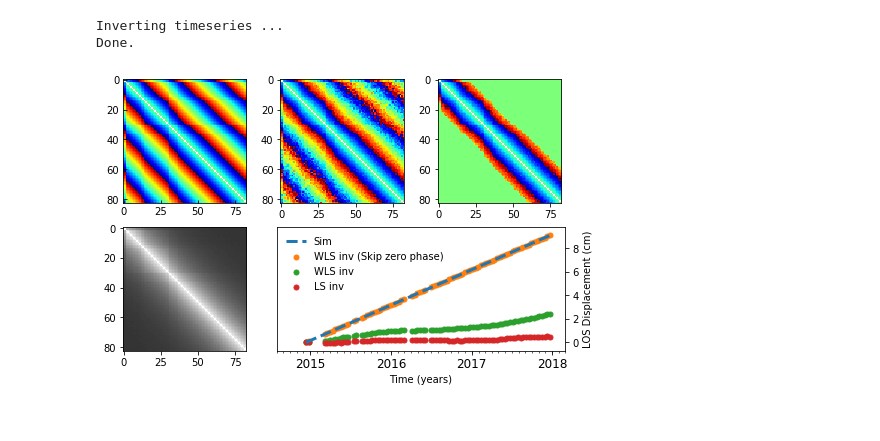
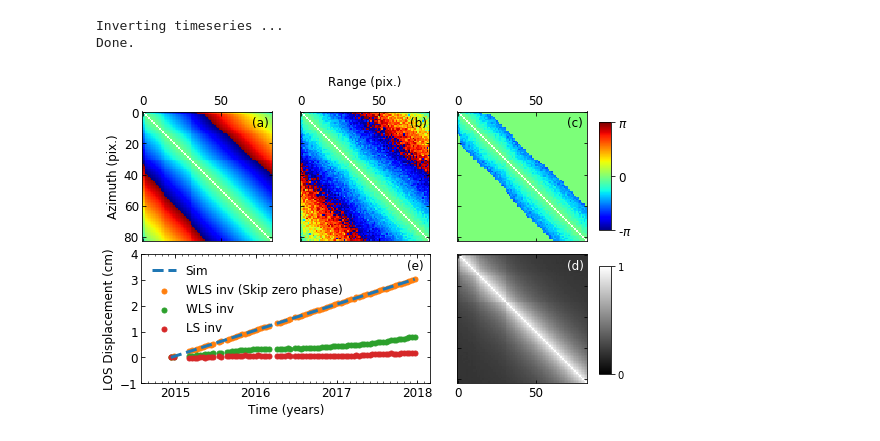
Before and after one commit to geodesymiami/Yunjun_et_al-2019-MintPy, a Jupyter notebook: networkInv_zeroPhase.ipynb, the cells around one changed output. Saved outputs shown, nothing was run; the diff lists cells and outputs as text; code cells hidden in the pictures.

```diff
--- a/networkInv_zeroPhase.ipynb
+++ b/networkInv_zeroPhase.ipynb
@@ -34,14 +51,11 @@ tbase_list = ts_obj.tbase.tolist()
 tbase_diff = np.diff(np.array(ptime.date_list2tbase(date_list)[0], np.float32) / 365.25).reshape(-1, 1)
 dates, datevector = ptime.date_list2vector(date_list)
 
-with open('bl_list.txt', 'w') as f:
-    print('writing >>> bl_list.txt')
-    for d, pbase in zip(ptime.yymmdd(date_list), pbase_list):
-        f.write('{}\t{}\n'.format(d, pbase))
+ts_obj.save2bl_list_file(out_file='bl_list.txt')
 
 ## 1. Linear velocity to timeseries
 TS_TXT_FILE = 'timeseries'
-ts_sim = sim.velocity2timeseries(date_list, vel=0.03, display=False)
+ts_sim = sim.velocity2timeseries(date_list, vel=0.01, display=False)
 np.save(TS_TXT_FILE, np.hstack((np.array(date_list).reshape(-1,1), ts_sim.reshape(-1,1))))
 print('save range change time series to file.')
 
@@ -146,58 +160,59 @@ Inverting timeseries ...
 Done.
 # %%
 # plot ifgram simulation process
-def plot_invert_timeseries(ax, data_list, label_list):
-    ax.plot(dates, list(data_list[0]*100.0),
-            '--', lw=3, label=label_list[0], color=pp.mplColors[0])
-    for data, label, i in zip(data_list[1:],
-                              label_list[1:],
-                              range(1, len(data_list))):
-        ax.scatter(dates, list(data*100.0),
-                   s=marker_size**2, label=label, color=pp.mplColors[i])
-    pp.auto_adjust_xaxis_date(ax, datevector, fontSize=12, every_year=1)
-    ax.set_xlabel('Time (years)')
-    ax.set_ylabel('LOS Displacement (cm)')
-    ax.yaxis.set_label_position("right")
-    ax.yaxis.tick_right()
-    #ax.set_title('Time series displacement - Inversed')
-    ax.legend(frameon=False)
+fig = plt.figure(figsize=[8, 5])
+gs = gridspec.GridSpec(nrows=2, ncols=3, figure=fig, hspace=0.1, wspace=0.2)
+ax11 = plt.subplot(gs[0, 0])
+ax12 = plt.subplot(gs[0, 1])
+ax13 = plt.subplot(gs[0, 2])
+ax21 = plt.subplot(gs[1, 2])
+ax22 = plt.subplot(gs[1, :2])
 
-fig = plt.figure(figsize=[8, 5])
-gs = gridspec.GridSpec(nrows=2, ncols=3, figure=fig)
-ax11 = plt.subplot(gs[0, 0])
-ax12 = plt.subplot(gs[0, 1], sharex=ax11, sharey=ax11)
-ax13 = plt.subplot(gs[0, 2], sharex=ax11, sharey=ax11)
-ax21 = plt.subplot(gs[1, 0], sharex=ax11, sharey=ax11)
-ax22 = plt.subplot(gs[1, 1:])
-
-#fig, (ax1, ax2, ax3, ax4) = plt.subplots(nrows=1, ncols=4, )
+# plot ifgram simulation
 wrap = True
 for ax, data in zip([ax11, ax12, ax13],
                     [ifgram_sim, ifgram_sim+decor_sim, ifgram_comb]):
     data_mat = pnet.coherence_matrix(date12_list, data)
     data_mat -= np.round(data_mat/(2*np.pi)) * (2*np.pi)
-    im = ax.imshow(data_mat, cmap='jet', vmin=-np.pi, vmax=np.pi)
+    im1 = ax.imshow(data_mat, cmap='jet', vmin=-np.pi, vmax=np.pi)
+ax11.set_ylabel('Azimuth (pix.)', fontsize=font_size)
+pp.set_shared_xlabel([ax11, ax12, ax13], label='Range (pix.)', labelpad=0.09, position='top', font_size=font_size)
 
+# plot coherence
+data_mat = pnet.coherence_matrix(date12_list, coh)
+im2 = ax21.imshow(data_mat, cmap='gray', vmin=0, vmax=1)
 
-data_mat = pnet.coherence_matrix(date12_list, coh)
-ax21.imshow(data_mat, cmap='gray', vmin=0, vmax=1)
+# plot displacement time-series
 ax22 = plot_invert_timeseries(ax22,
                               data_list=[ts_sim, ts_inv, ts_inv_noskip, ts_inv_sbas_noskip],
                               label_list=['Sim',
                                           'WLS inv (Skip zero phase)',
                                           'WLS inv',
-                                          'LS inv'])
+                                          'LS inv'],
+                              ylim=[-1, 4])
 
-ax11.tick_params(direction='in')
-#for ax in [ax11, ax12, ax13, ax21, ax22]:
-#    ax.tick_params(which='both', direction='in', labelsize=font_size, bottom=True, top=True, left=True, right=True)
-#fig.subplots_adjust(right=0.93)
-#cax = fig.add_axes([0.94, 0.3, 0.005, 0.4])
-#cbar = plt.colorbar(im, cax=cax)
-#cbar.locator = ticker.MaxNLocator(nbins=4)
-#cbar.update_ticks()
+# setup axis format
+for ax in [ax11, ax12, ax13            ]:  ax.xaxis.tick_top()
+for ax in [      ax12, ax13, ax21      ]:  ax.set_yticklabels([])    #ax.xaxis.set_label_position("top")
+for ax in [            ax13            ]:  ax.yaxis.tick_right()
+for ax in [ax11, ax12, ax13, ax21, ax22]:
+    ax.tick_params(which='both', direction='in', labelsize=font_size, bottom=True, top=True, left=True, right=True)
 
-#plt.savefig('ifgram_sim.png', bbox_inches='tight', dpi=fig_dpi)
+# colorbars
+cax1 = fig.add_axes([0.92, 0.55, 0.02, 0.3])
+cbar1 = plt.colorbar(im1, cax=cax1, ticks=[-np.pi, 0, np.pi])
+cbar1.ax.set_yticklabels([r'-$\pi$', '0', r'$\pi$'], fontsize=font_size)
+
+cax2 = fig.add_axes([0.92, 0.15, 0.02, 0.3])
+cbar2 = plt.colorbar(im2, cax=cax2, ticks=[0, 1])
+
+ax11.annotate('(a)', xy=(0.85, 0.88), color='k', xycoords='axes fraction', fontsize=font_size)
+ax12.annotate('(b)', xy=(0.85, 0.88), color='k', xycoords='axes fraction', fontsize=font_size)
+ax13.annotate('(c)', xy=(0.85, 0.88), color='k', xycoords='axes fraction', fontsize=font_size)
+ax21.annotate('(d)', xy=(0.85, 0.88), color='w', xycoords='axes fraction', fontsize=font_size)
+ax22.annotate('(e)', xy=(0.92, 0.88), color='k', xycoords='axes fraction', fontsize=font_size)
+
+plt.savefig('networkInv_zeroPhase.jpg', bbox_inches='tight', dpi=fig_dpi)
 plt.show()
 # %% [output]
-[figure, old version]
+[figure, new version]
```
Also changed, not shown: parts of 3 cells of this notebook, 2 other files.
